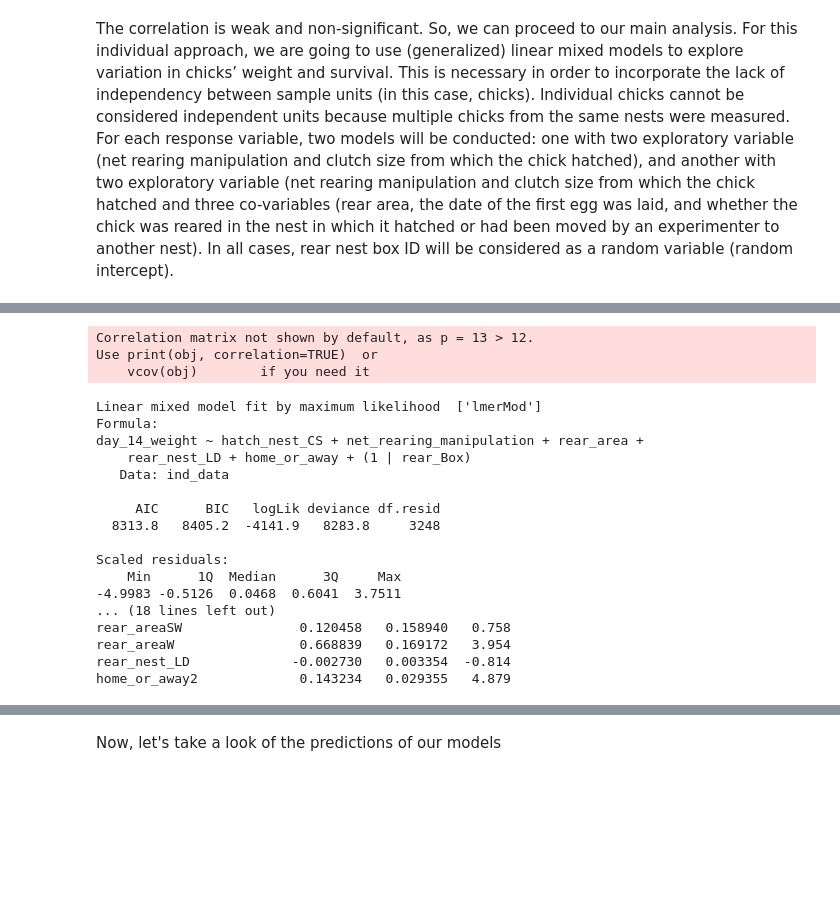
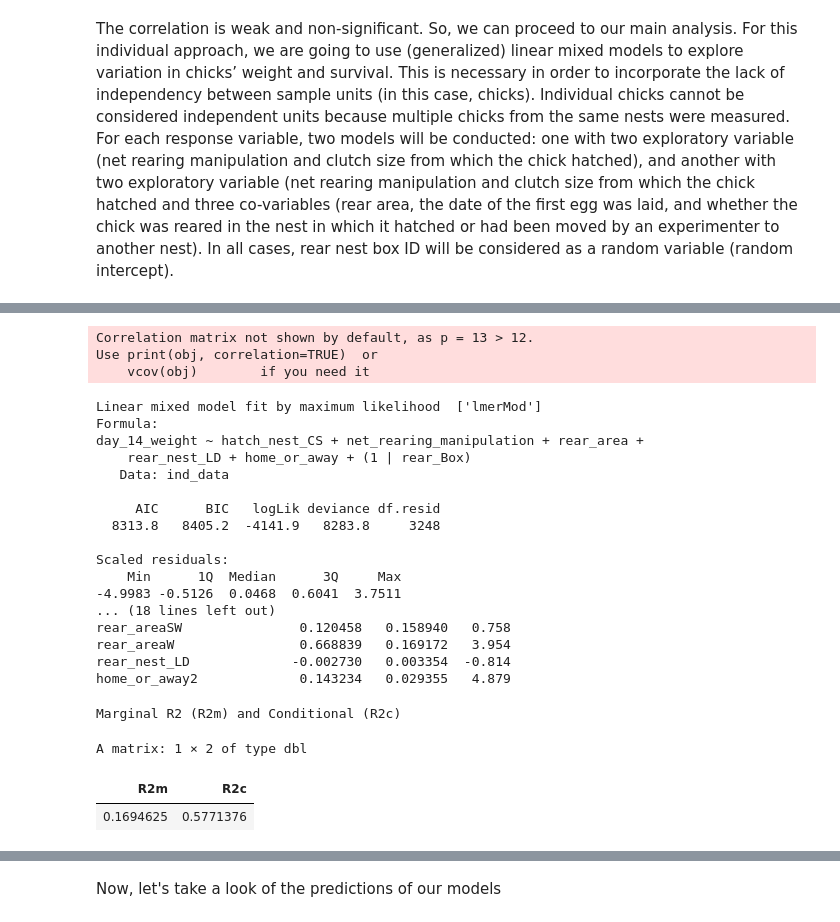
Before and after one commit to fkeppeler/Is-the-growth-of-nestling-blue-tits-influenced-by-competition-, a Jupyter notebook: blue_tits_analysis.ipynb, the cells around one changed output, grey strips where cells are left out. Saved outputs shown, nothing was run; the diff lists cells and outputs as text; code cells hidden in the pictures; blank space fills up the shorter version.

```diff
--- a/blue_tits_analysis.ipynb
+++ b/blue_tits_analysis.ipynb
@@ -472,33 +484,39 @@ model_id_growth_cov= lmer (day_14_weight~hatch_nest_CS+
                     (1|rear_Box),
                     data=ind_data,REML=FALSE)
 (Summary_MIG_cov = summary(model_id_growth_cov))
+cat ("\nMarginal R2 (R2m) and Conditional (R2c)")
+r.squaredGLMM(model_id_growth_cov)
 
 #calculate p values for the exploratory variables
 model_id_growth0_1_cov= update(model_id_growth_cov,. ~ . -net_rearing_manipulation)
 model_id_growth0_2_cov= update(model_id_growth_cov,. ~ . -hatch_nest_CS)
 sig1_cov=anova(model_id_growth_cov,model_id_growth0_1_cov)[2,8]
 sig2_cov=anova(model_id_growth_cov,model_id_growth0_2_cov)[2,8]
 # %% [output]
 Correlation matrix not shown by default, as p = 13 > 12.
 Use print(obj, correlation=TRUE)  or
     vcov(obj)        if you need it
 Linear mixed model fit by maximum likelihood  ['lmerMod']
 Formula:
 day_14_weight ~ hatch_nest_CS + net_rearing_manipulation + rear_area +
     rear_nest_LD + home_or_away + (1 | rear_Box)
    Data: ind_data
 
      AIC      BIC   logLik deviance df.resid
   8313.8   8405.2  -4141.9   8283.8     3248
 
 Scaled residuals:
     Min      1Q  Median      3Q     Max
 -4.9983 -0.5126  0.0468  0.6041  3.7511
 ... (18 lines left out)
 rear_areaSW               0.120458   0.158940   0.758
 rear_areaW                0.668839   0.169172   3.954
 rear_nest_LD             -0.002730   0.003354  -0.814
 home_or_away2             0.143234   0.029355   4.879
+Marginal R2 (R2m) and Conditional (R2c)
+A matrix: 1 × 2 of type dbl
+| R2m | R2c |
+| 0.1694625 | 0.5771376 |
 # %%
 #Survival model - without co-variables
 model_id_surv=glmer (chick_survival_to_first_breed_season~hatch_nest_CS+
```
Also changed, not shown: parts of 6 cells of this notebook.
